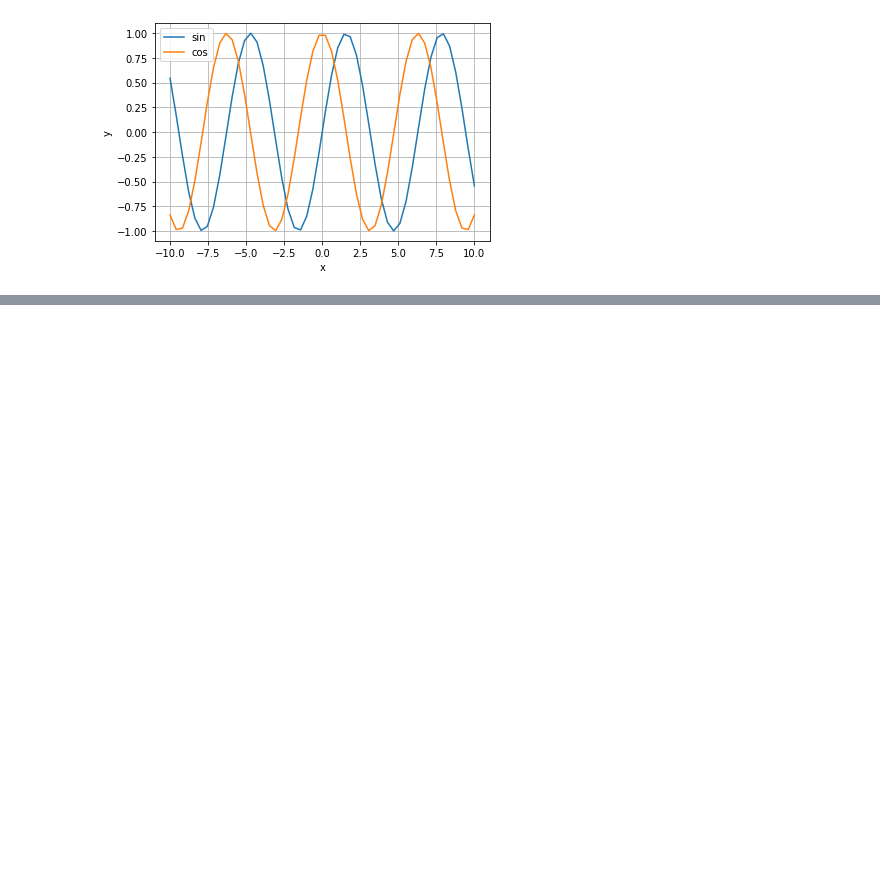
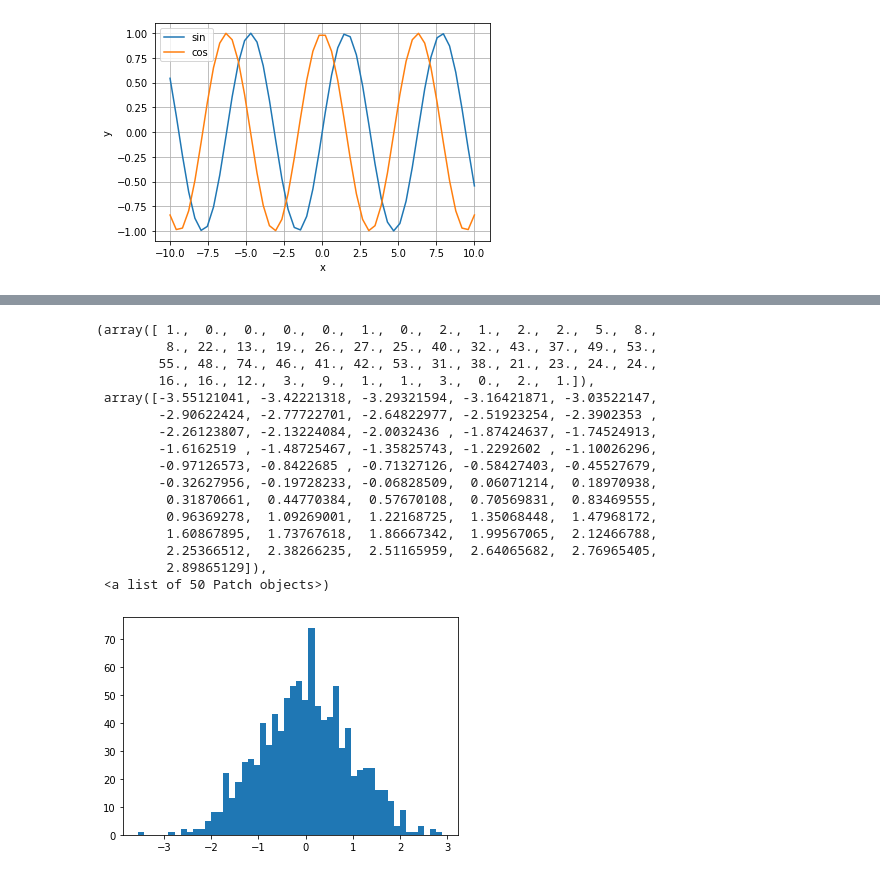
Before and after one commit to sishinami/util, a Jupyter notebook: 数式.ipynb, the cells around one changed output, grey strips where cells are left out. Drawn from its saved outputs; the diff is of its cells as text; code cells hidden in the pictures; blank space fills up the shorter version.

```diff
--- a/数式.ipynb
+++ b/数式.ipynb
@@ -229,0 +326,20 @@ plt.grid()
+# %%
+plt.hist(x,bins=50)
+# %% [output]
+(array([ 1.,  0.,  0.,  0.,  0.,  1.,  0.,  2.,  1.,  2.,  2.,  5.,  8.,
+         8., 22., 13., 19., 26., 27., 25., 40., 32., 43., 37., 49., 53.,
+        55., 48., 74., 46., 41., 42., 53., 31., 38., 21., 23., 24., 24.,
+        16., 16., 12.,  3.,  9.,  1.,  1.,  3.,  0.,  2.,  1.]),
+ array([-3.55121041, -3.42221318, -3.29321594, -3.16421871, -3.03522147,
+        -2.90622424, -2.77722701, -2.64822977, -2.51923254, -2.3902353 ,
+        -2.26123807, -2.13224084, -2.0032436 , -1.87424637, -1.74524913,
+        -1.6162519 , -1.48725467, -1.35825743, -1.2292602 , -1.10026296,
+        -0.97126573, -0.8422685 , -0.71327126, -0.58427403, -0.45527679,
+        -0.32627956, -0.19728233, -0.06828509,  0.06071214,  0.18970938,
+         0.31870661,  0.44770384,  0.57670108,  0.70569831,  0.83469555,
+         0.96369278,  1.09269001,  1.22168725,  1.35068448,  1.47968172,
+         1.60867895,  1.73767618,  1.86667342,  1.99567065,  2.12466788,
+         2.25366512,  2.38266235,  2.51165959,  2.64065682,  2.76965405,
+         2.89865129]),
+ <a list of 50 Patch objects>)
+[figure, added]
```
Also changed, not shown: parts of 13 cells of this notebook.
